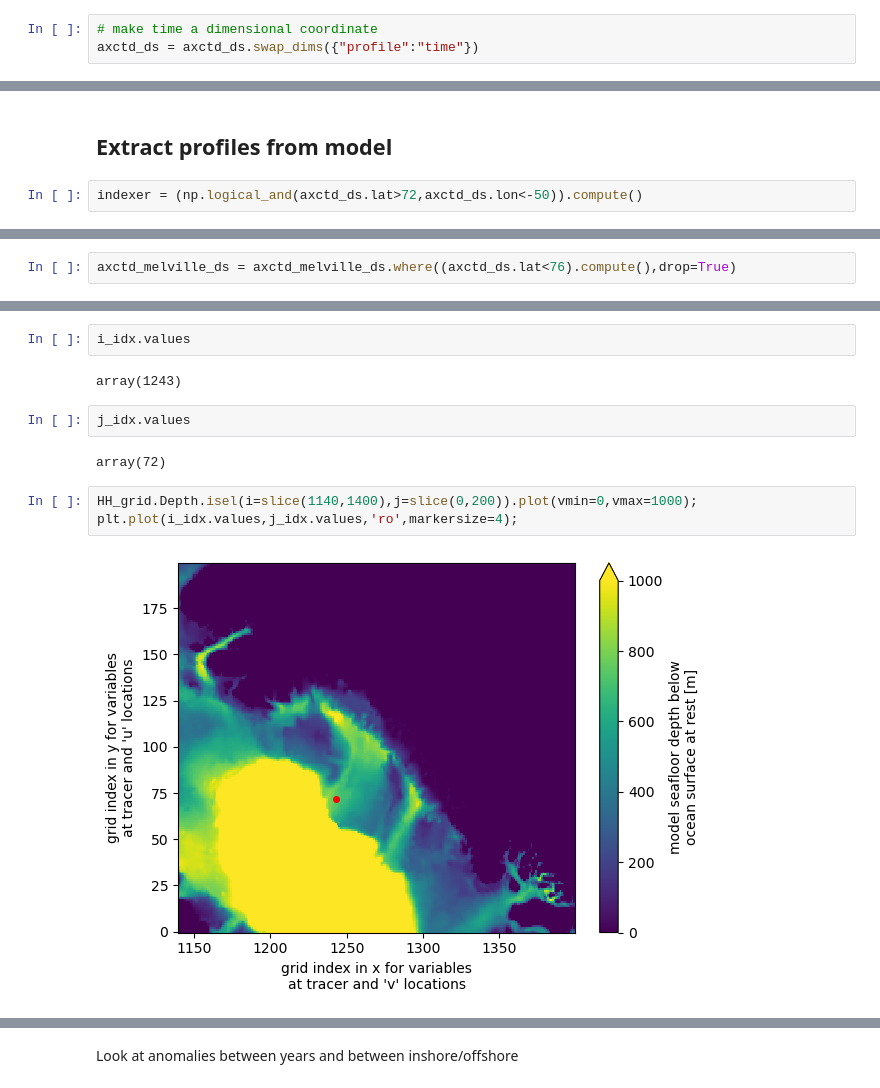
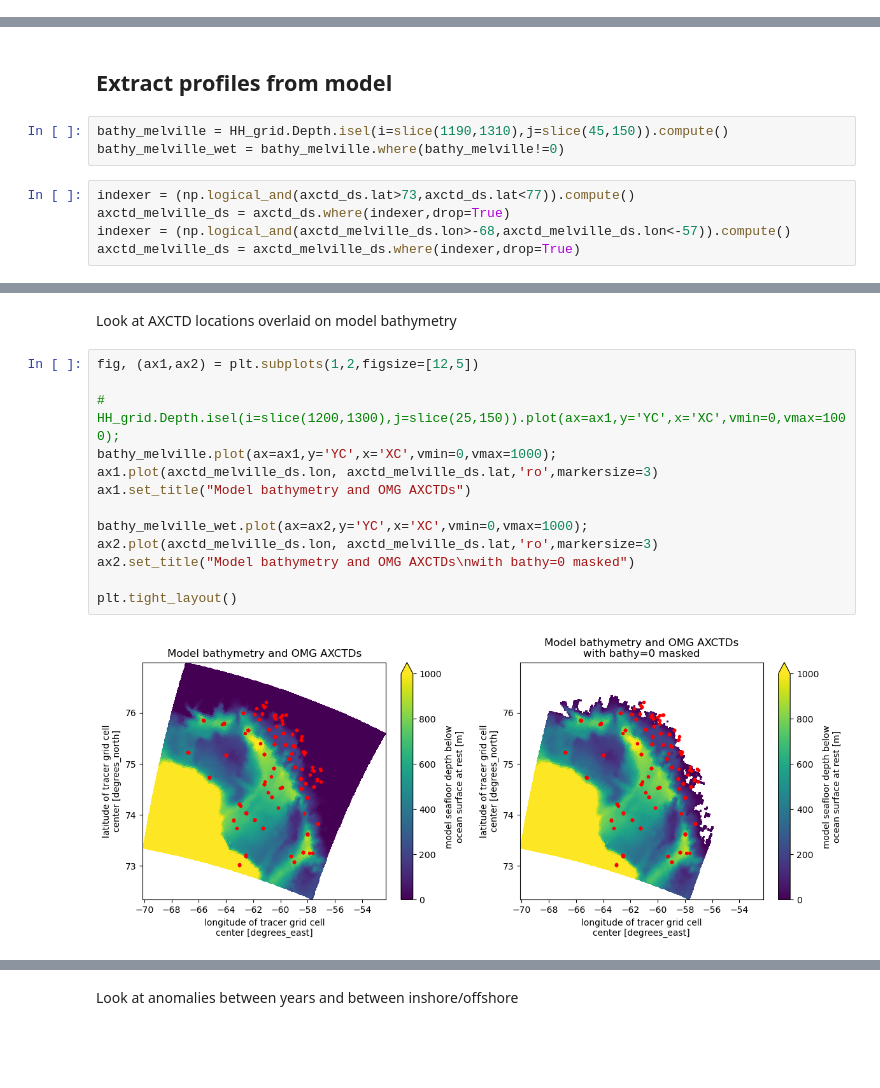
Before and after one commit to mjzahn/melville_summer_snapshots, a Jupyter notebook: notebooks/1_extract_model_profiles.ipynb, the cells around one changed output, grey strips where cells are left out. Saved outputs shown, nothing was run; the diff lists cells and outputs as text; blank space fills up the shorter version.

```diff
--- a/notebooks/1_extract_model_profiles.ipynb
+++ b/notebooks/1_extract_model_profiles.ipynb
@@ -42,9 +54,6 @@ axctd_ds = xr.open_mfdataset([axctd_dir + "OMG_Ocean_AXCTD_Greenland_2016.nc",\
                               axctd_dir + "OMG_Ocean_AXCTD_Greenland_2019.nc",\
                               axctd_dir + "OMG_Ocean_AXCTD_Greenland_2020.nc"],\
                              combine='nested',concat_dim='profile')
-# %%
-# make time a dimensional coordinate
-axctd_ds = axctd_ds.swap_dims({"profile":"time"})
 # %%
 # confirm that the merging of the datasets worked properly
 tmp = xr.open_dataset(axctd_dir + "OMG_Ocean_AXCTD_Greenland_2019.nc")
@@ -103,5 +115,11 @@ theta_zarr = open_zarr_store('s3://podaac-dev-sassie/ECCO_model/N1/V1R1/HH/ZARR/
 salt_zarr = open_zarr_store('s3://podaac-dev-sassie/ECCO_model/N1/V1R1/HH/ZARR/SALT_AVG_DAILY.ZARR/', s3_options)
 # %% [markdown]
 ## Extract profiles from model
+# %%
+bathy_melville = HH_grid.Depth.isel(i=slice(1190,1310),j=slice(45,150)).compute()
+bathy_melville_wet = bathy_melville.where(bathy_melville!=0)
 # %%
-indexer = (np.logical_and(axctd_ds.lat>72,axctd_ds.lon<-50)).compute()
+indexer = (np.logical_and(axctd_ds.lat>73,axctd_ds.lat<77)).compute()
+axctd_melville_ds = axctd_ds.where(indexer,drop=True)
+indexer = (np.logical_and(axctd_melville_ds.lon>-68,axctd_melville_ds.lon<-57)).compute()
+axctd_melville_ds = axctd_melville_ds.where(indexer,drop=True)
@@ -110,2 +125,0 @@ axctd_melville_ds = axctd_ds.where(indexer,drop=True)
-# %%
-axctd_melville_ds = axctd_melville_ds.where((axctd_ds.lat<76).compute(),drop=True)
@@ -175,13 +126,17 @@ print(lon_tmp)
-# %%
-i_idx.values
-# %% [output]
-array(1243)
-# %%
-j_idx.values
-# %% [output]
-array(72)
-# %%
-HH_grid.Depth.isel(i=slice(1140,1400),j=slice(0,200)).plot(vmin=0,vmax=1000);
-plt.plot(i_idx.values,j_idx.values,'ro',markersize=4);
-# %% [output]
-[figure, removed]
+# %% [markdown]
+Look at AXCTD locations overlaid on model bathymetry
+# %%
+fig, (ax1,ax2) = plt.subplots(1,2,figsize=[12,5])
+
+# HH_grid.Depth.isel(i=slice(1200,1300),j=slice(25,150)).plot(ax=ax1,y='YC',x='XC',vmin=0,vmax=1000);
+bathy_melville.plot(ax=ax1,y='YC',x='XC',vmin=0,vmax=1000);
+ax1.plot(axctd_melville_ds.lon, axctd_melville_ds.lat,'ro',markersize=3)
+ax1.set_title("Model bathymetry and OMG AXCTDs")
+
+bathy_melville_wet.plot(ax=ax2,y='YC',x='XC',vmin=0,vmax=1000);
+ax2.plot(axctd_melville_ds.lon, axctd_melville_ds.lat,'ro',markersize=3)
+ax2.set_title("Model bathymetry and OMG AXCTDs\nwith bathy=0 masked")
+
+plt.tight_layout()
+# %% [output]
+[figure, added]
```
Also changed, not shown: parts of 48 cells of this notebook.
